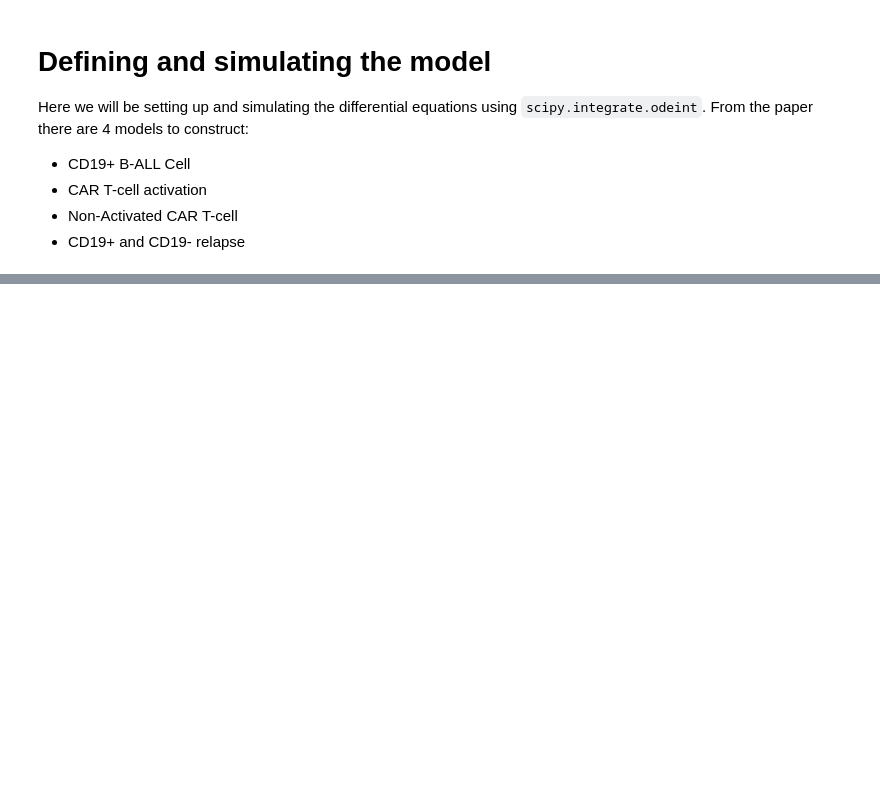
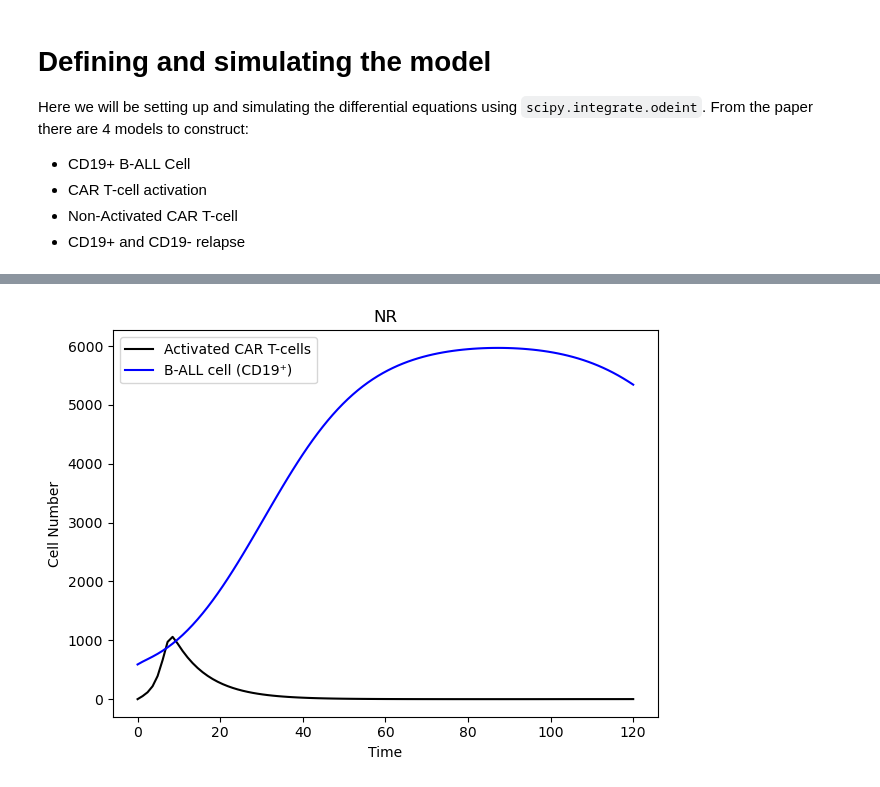
Before and after one commit to Rohan-Pandey1729/CAR-T-Cell, a Jupyter notebook: cart_modeling.ipynb, the cells around one changed output, grey strips where cells are left out. Saved outputs shown, nothing was run; the diff lists cells and outputs as text; code cells hidden in the pictures; blank space fills up the shorter version.

```diff
--- a/cart_modeling.ipynb
+++ b/cart_modeling.ipynb
@@ -261,0 +235,15 @@ plt.show()
+# %%
+t = np.linspace(0, 120, 100)
+
+# Plot for NR (Non-Response)
+plt.plot(t, results_cd19_pos_relapse[:, 1], label='Activated CAR T-cells', color='black')
+plt.plot(t, results_nr[:, 0], label='B-ALL cell (CD19⁺)', color='blue')
+plt.title('NR')
+plt.xlabel('Time')
+plt.ylabel('Cell Number')
+plt.legend()
+
+plt.tight_layout()
+plt.show()
+# %% [output]
+[figure, added]
```
Also changed, not shown: parts of 3 cells of this notebook.
